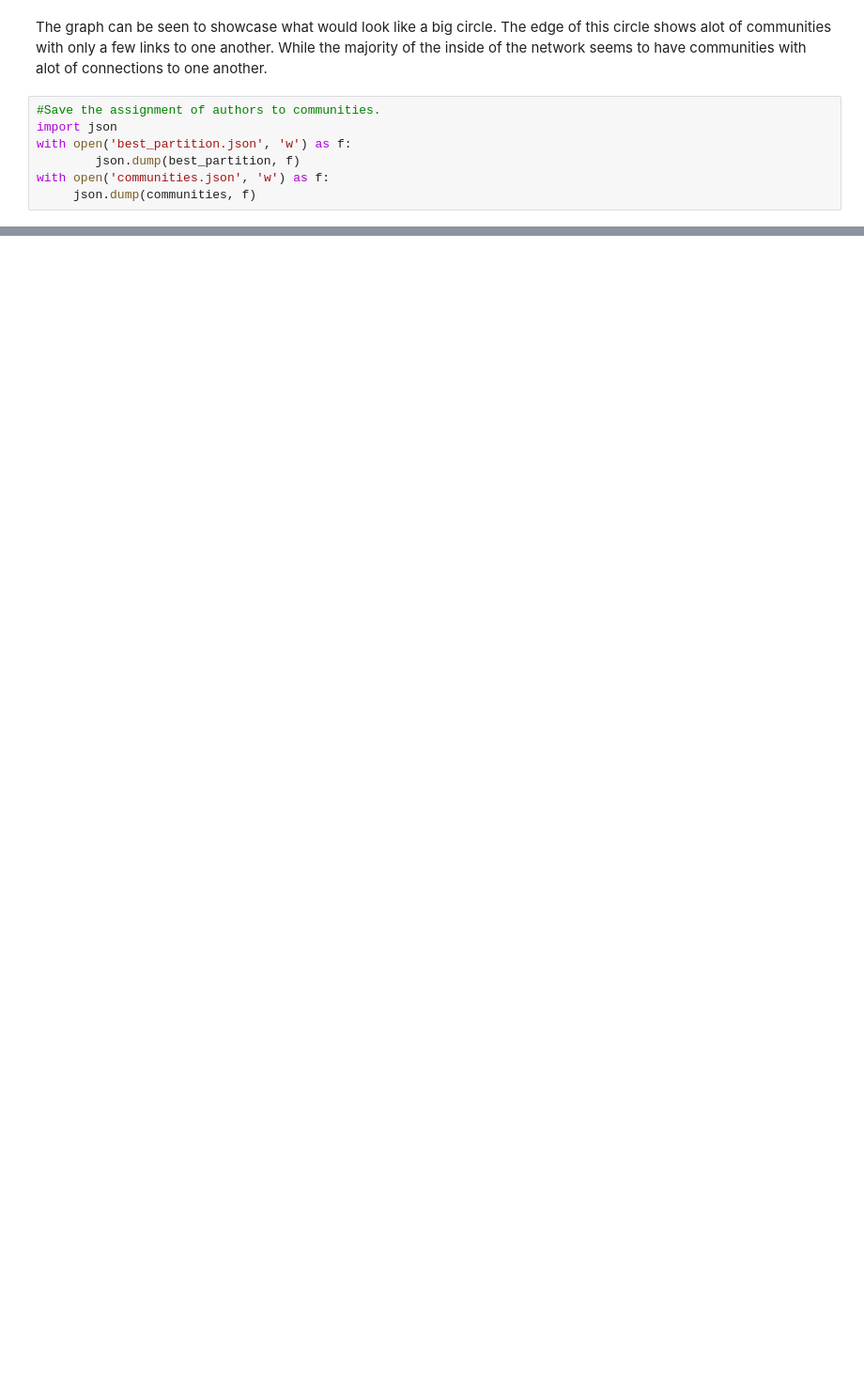
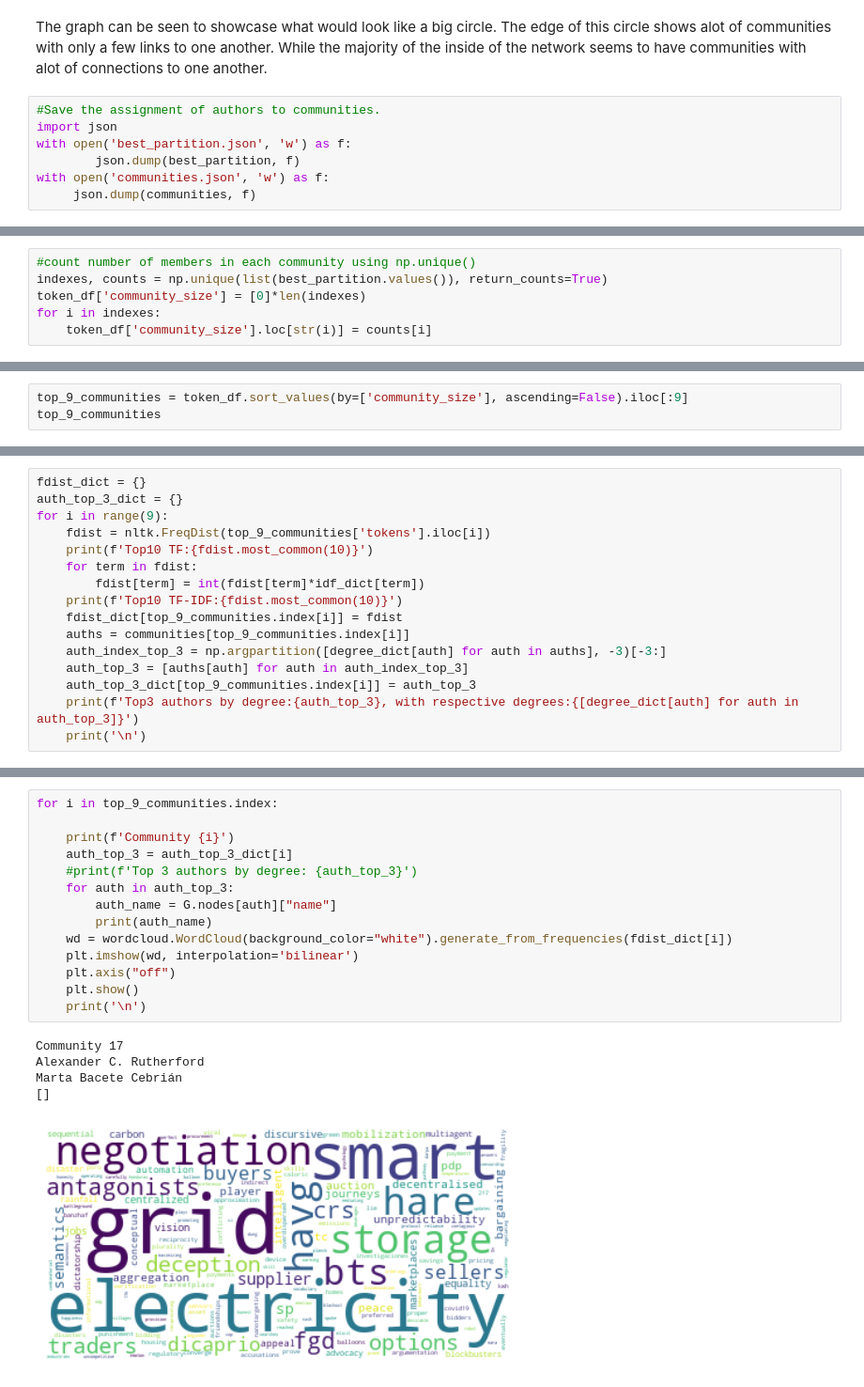
Before and after one commit to Student204161/computational-social-science-assignments, a Jupyter notebook: Final_Assignment2.ipynb, the cells around one changed output, grey strips where cells are left out. Shown at 94% size. Cells and saved outputs as stored; diff of their text form; blank space fills up the shorter version.

```diff
--- a/Final_Assignment2.ipynb
+++ b/Final_Assignment2.ipynb
@@ -300,0 +431,6 @@ with open('communities.json', 'w') as f:
+# %%
+#count number of members in each community using np.unique()
+indexes, counts = np.unique(list(best_partition.values()), return_counts=True)
+token_df['community_size'] = [0]*len(indexes)
+for i in indexes:
+    token_df['community_size'].loc[str(i)] = counts[i]
@@ -300,0 +483,3 @@ with open('communities.json', 'w') as f:
+# %%
+top_9_communities = token_df.sort_values(by=['community_size'], ascending=False).iloc[:9]
+top_9_communities
@@ -300,0 +497,16 @@ with open('communities.json', 'w') as f:
+# %%
+fdist_dict = {}
+auth_top_3_dict = {}
+for i in range(9):
+    fdist = nltk.FreqDist(top_9_communities['tokens'].iloc[i])
+    print(f'Top10 TF:{fdist.most_common(10)}')
+    for term in fdist:
+        fdist[term] = int(fdist[term]*idf_dict[term])
+    print(f'Top10 TF-IDF:{fdist.most_common(10)}')
+    fdist_dict[top_9_communities.index[i]] = fdist
+    auths = communities[top_9_communities.index[i]]
+    auth_index_top_3 = np.argpartition([degree_dict[auth] for auth in auths], -3)[-3:]
+    auth_top_3 = [auths[auth] for auth in auth_index_top_3]
+    auth_top_3_dict[top_9_communities.index[i]] = auth_top_3
+    print(f'Top3 authors by degree:{auth_top_3}, with respective degrees:{[degree_dict[auth] for auth in auth_top_3]}')
+    print('\n')
@@ -300,0 +541,20 @@ with open('communities.json', 'w') as f:
+# %%
+for i in top_9_communities.index:
+
+    print(f'Community {i}')
+    auth_top_3 = auth_top_3_dict[i]
+    #print(f'Top 3 authors by degree: {auth_top_3}')
+    for auth in auth_top_3:
+        auth_name = G.nodes[auth]["name"]
+        print(auth_name)
+    wd = wordcloud.WordCloud(background_color="white").generate_from_frequencies(fdist_dict[i])
+    plt.imshow(wd, interpolation='bilinear')
+    plt.axis("off")
+    plt.show()
+    print('\n')
+# %% [output]
+Community 17
+Alexander C. Rutherford
+Marta Bacete Cebrián
+[]
+[figure, added]
```
Also changed, not shown: parts of 18 cells of this notebook.
